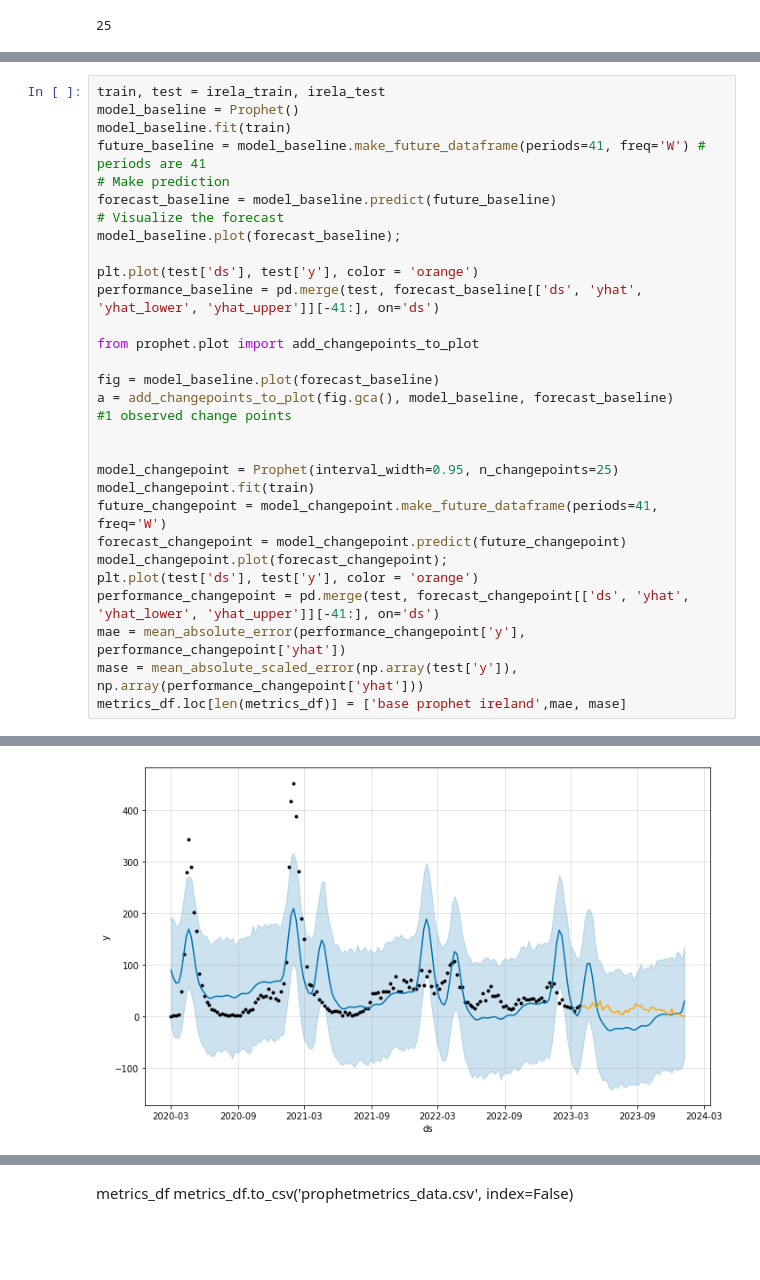
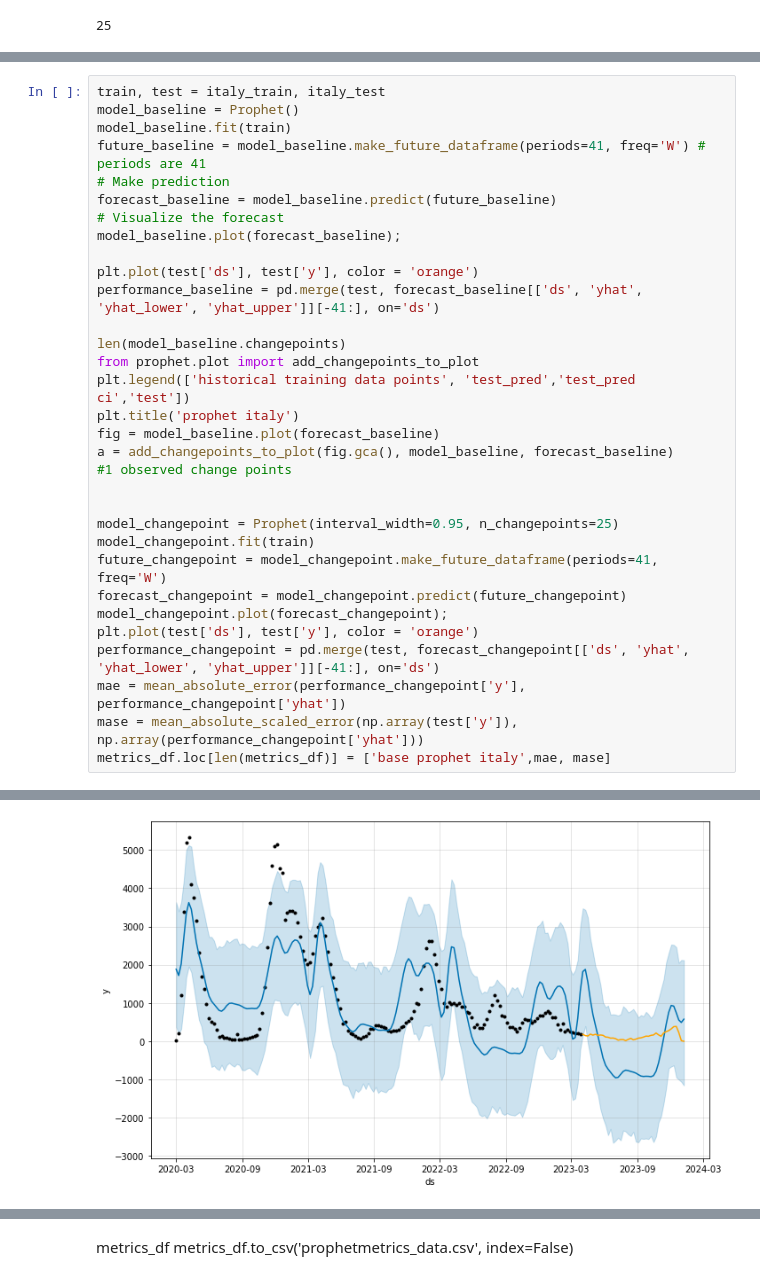
Before and after one commit to y-ginther/DS-Capstone, a Jupyter notebook: final_single_p.ipynb, the cells around one changed output, grey strips where cells are left out. Saved outputs shown, nothing was run; the diff lists cells and outputs as text; blank space fills up the shorter version.

```diff
--- a/final_single_p.ipynb
+++ b/final_single_p.ipynb
@@ -370,5 +459,5 @@ metrics_df.loc[len(metrics_df)] = ['base prophet chile',mae, mase]
 # %%
-train, test = irela_train, irela_test
+train, test = italy_train, italy_test
 model_baseline = Prophet()
 model_baseline.fit(train)
 future_baseline = model_baseline.make_future_dataframe(periods=41, freq='W') # periods are 41
@@ -380,8 +469,10 @@ model_baseline.plot(forecast_baseline);
 plt.plot(test['ds'], test['y'], color = 'orange')
 performance_baseline = pd.merge(test, forecast_baseline[['ds', 'yhat', 'yhat_lower', 'yhat_upper']][-41:], on='ds')
 
+len(model_baseline.changepoints)
 from prophet.plot import add_changepoints_to_plot
-
+plt.legend(['historical training data points', 'test_pred','test_pred ci','test'])
+plt.title('prophet italy')
 fig = model_baseline.plot(forecast_baseline)
 a = add_changepoints_to_plot(fig.gca(), model_baseline, forecast_baseline)
 #1 observed change points
@@ -396,5 +487,5 @@ plt.plot(test['ds'], test['y'], color = 'orange')
 performance_changepoint = pd.merge(test, forecast_changepoint[['ds', 'yhat', 'yhat_lower', 'yhat_upper']][-41:], on='ds')
 mae = mean_absolute_error(performance_changepoint['y'], performance_changepoint['yhat'])
 mase = mean_absolute_scaled_error(np.array(test['y']), np.array(performance_changepoint['yhat']))
-metrics_df.loc[len(metrics_df)] = ['base prophet ireland',mae, mase]
+metrics_df.loc[len(metrics_df)] = ['base prophet italy',mae, mase]
 # %% [output]
@@ -407,2 +498,2 @@ metrics_df.loc[len(metrics_df)] = ['base prophet ireland',mae, mase]
-[figure, old version]
+[figure, new version]
 # %%
```
Also changed, not shown: parts of 15 cells of this notebook, 1 other file.
